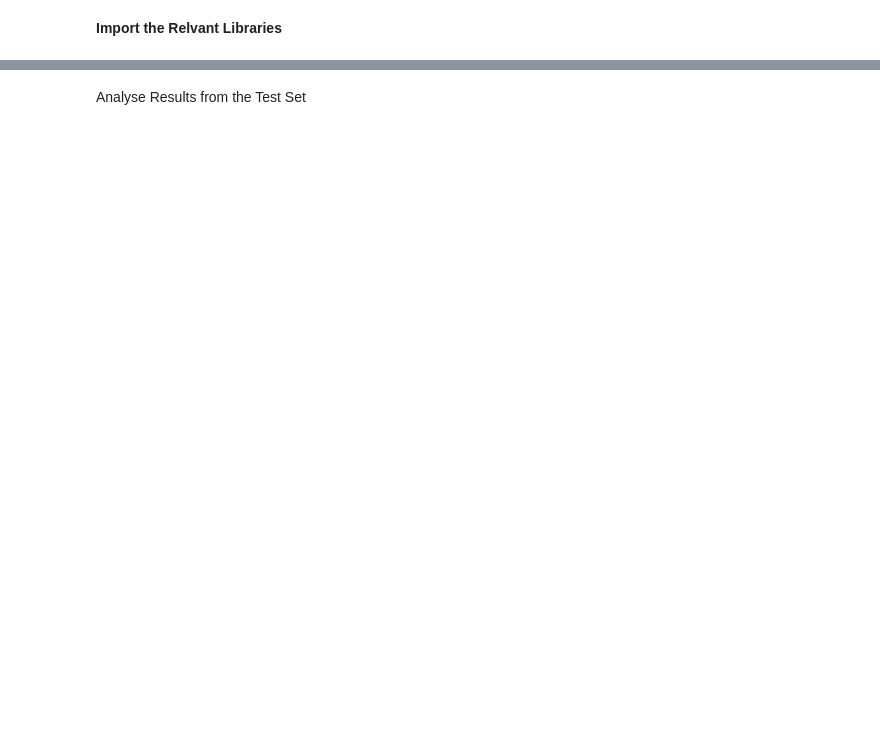
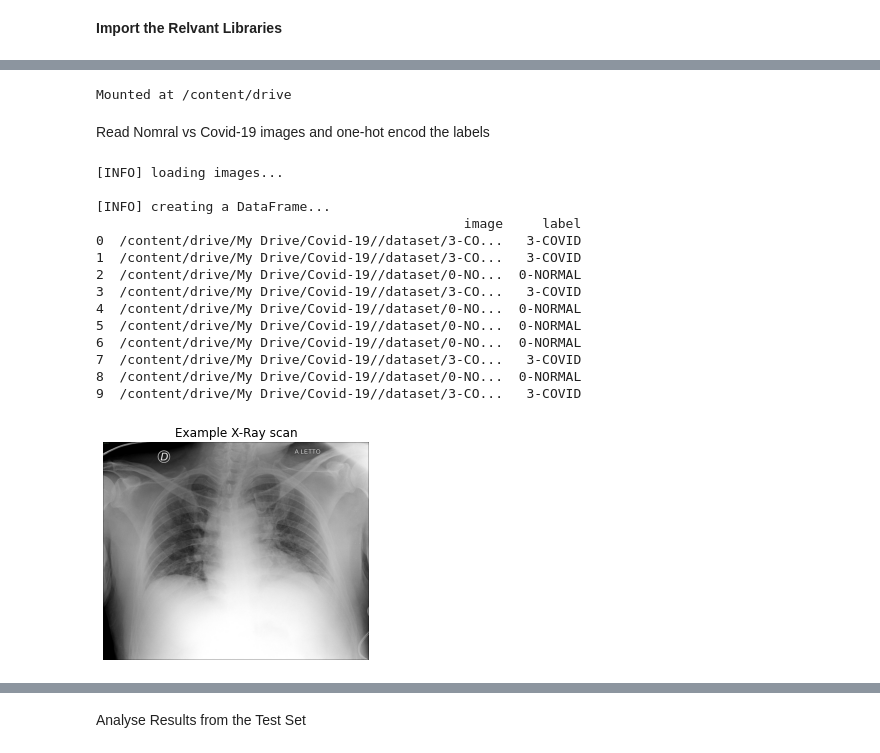
Before and after one commit to rekalantar/Covid19_Detector, a Jupyter notebook: Covid19.ipynb, the cells around one changed output, grey strips where cells are left out. Cells and saved outputs as stored; diff of their text form; code cells hidden in the pictures; blank space fills up the shorter version.

```diff
--- a/Covid19.ipynb
+++ b/Covid19.ipynb
@@ -297,0 +52,13 @@ Epoch 00017: early stopping
+# %%
+# Helper Functions
+def show_image(img):
+    '''
+    Quick display of image in grayscale
+    '''
+    if type(img) == 'str':
+        img = plt.imread(img)
+    plt.imshow(img, cmap = 'gray')
+    plt.title('Example X-Ray scan')
+    plt.grid(False)
+    plt.axis('off')
+    plt.show()
@@ -297,0 +67,5 @@ Epoch 00017: early stopping
+# %%
+from google.colab import drive
+drive.mount('/content/drive', force_remount=True)
+# %% [output]
+Mounted at /content/drive
@@ -297,0 +74,62 @@ Epoch 00017: early stopping
+# %% [markdown]
+Read Nomral vs Covid-19 images and one-hot encod the labels
+# %%
+dataset_path = f'{path}/dataset'
+
+# Read all files from path
+print("[INFO] loading images...")
+imagePaths = list(paths.list_images(dataset_path))
+
+data = []
+
+# select number of classes to be loaded for Normal, Bacterial Pneumonia and Viral Pneumonia patients
+num_normal = 362
+
+n = 0 #initialize all 3 counters to limit the number of images loaded
+for imagePath in imagePaths:
+    # extract the class label from the filename
+    label = imagePath.split(os.path.sep)[-2]
+
+    if label == '0-NORMAL' and n < num_normal:
+      data.append((imagePath,label))
+      n += 1
+
+    elif label == '3-COVID':
+      data.append((imagePath,label))
+
+print('\n[INFO] creating a DataFrame...')
+# Get a pandas dataframe from the data we have in our list
+data = pd.DataFrame(data, columns=['image', 'label'],index=None)
+
+# Shuffle the data
+data = data.sample(frac=1.).reset_index(drop=True)
+print(data.head(10))
+
+tmp_img = plt.imread(data["image"][0])
+show_image(tmp_img)
+del tmp_img
+
+# perform one-hot encoding on the labels
+print('\n[INFO] one-hot encoding...')
+print('\tExample scan label:', data["label"][0])
+
+data["label"] = LabelEncoder().fit_transform(data["label"])
+print('\tOne-hot encoded label: ',data["label"][0])
+print('\n[INFO] updating data DataFrame...')
+print(data.head(10))
+# %% [output]
+[INFO] loading images...
+
+[INFO] creating a DataFrame...
+                                               image     label
+0  /content/drive/My Drive/Covid-19//dataset/3-CO...   3-COVID
+1  /content/drive/My Drive/Covid-19//dataset/3-CO...   3-COVID
+2  /content/drive/My Drive/Covid-19//dataset/0-NO...  0-NORMAL
+3  /content/drive/My Drive/Covid-19//dataset/3-CO...   3-COVID
+4  /content/drive/My Drive/Covid-19//dataset/0-NO...  0-NORMAL
+5  /content/drive/My Drive/Covid-19//dataset/0-NO...  0-NORMAL
+6  /content/drive/My Drive/Covid-19//dataset/0-NO...  0-NORMAL
+7  /content/drive/My Drive/Covid-19//dataset/3-CO...   3-COVID
+8  /content/drive/My Drive/Covid-19//dataset/0-NO...  0-NORMAL
+9  /content/drive/My Drive/Covid-19//dataset/3-CO...   3-COVID
+[figure, added]
```
Also changed, not shown: parts of 39 cells of this notebook.
